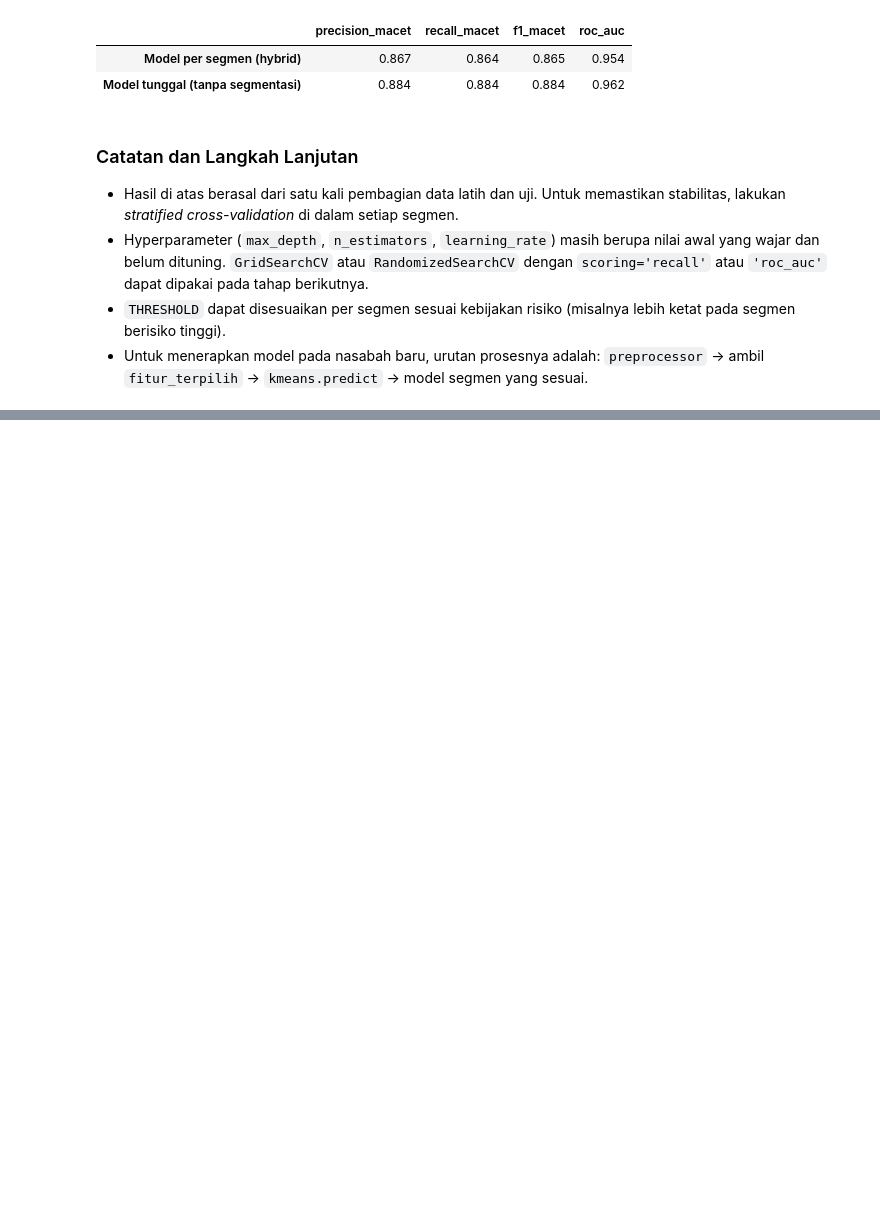
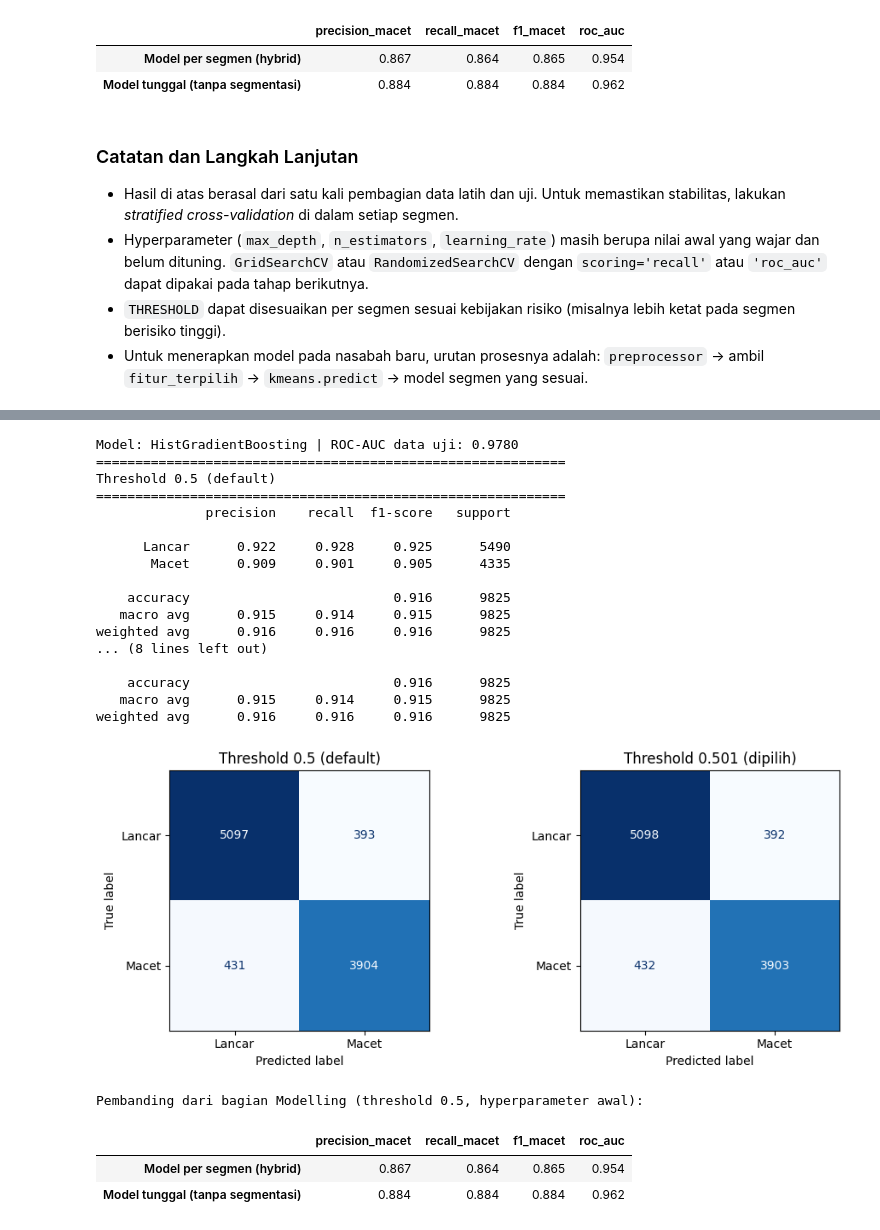
Before and after one commit to Yaboku29/credit-risk-mitigation-segmentation, a Jupyter notebook: coba.ipynb, the cells around one changed output, grey strips where cells are left out. Cells and saved outputs as stored; diff of their text form; code cells hidden in the pictures; blank space fills up the shorter version.

```diff
--- a/coba.ipynb
+++ b/coba.ipynb
@@ -1031,0 +1464,43 @@ weighted avg      0.881     0.881     0.881      9825
+# %%
+proba_te = model_final.predict_proba(X_te)[:, 1]
+print(f"Model: {MODEL_TERPILIH} | ROC-AUC data uji: {roc_auc_score(y_te, proba_te):.4f}")
+
+fig, axes = plt.subplots(1, 2, figsize=(10, 4))
+for ax, (judul, t) in zip(axes, [('0.5 (default)', 0.5), (f'{THRESHOLD_FINAL:.3f} (dipilih)', THRESHOLD_FINAL)]):
+    pred = (proba_te >= t).astype(int)
+    print("=" * 60)
+    print(f"Threshold {judul}")
+    print("=" * 60)
+    print(classification_report(y_te, pred, labels=[0, 1], target_names=NAMA_KELAS, digits=3))
+    ConfusionMatrixDisplay.from_predictions(y_te, pred, labels=[0, 1], display_labels=NAMA_KELAS,
+                                            cmap='Blues', colorbar=False, ax=ax)
+    ax.set_title(f'Threshold {judul}')
+plt.tight_layout()
+plt.savefig('confusion_matrix_final.png', dpi=300, bbox_inches='tight')
+plt.show()
+
+print("Pembanding dari bagian Modelling (threshold 0.5, hyperparameter awal):")
+perbandingan.round(3)
+# %% [output]
+Model: HistGradientBoosting | ROC-AUC data uji: 0.9780
+============================================================
+Threshold 0.5 (default)
+============================================================
+              precision    recall  f1-score   support
+
+      Lancar      0.922     0.928     0.925      5490
+       Macet      0.909     0.901     0.905      4335
+
+    accuracy                          0.916      9825
+   macro avg      0.915     0.914     0.915      9825
+weighted avg      0.916     0.916     0.916      9825
+... (8 lines left out)
+
+    accuracy                          0.916      9825
+   macro avg      0.915     0.914     0.915      9825
+weighted avg      0.916     0.916     0.916      9825
+[figure, added]
+Pembanding dari bagian Modelling (threshold 0.5, hyperparameter awal):
+|  | precision_macet | recall_macet | f1_macet | roc_auc |
+| Model per segmen (hybrid) | 0.867 | 0.864 | 0.865 | 0.954 |
+| Model tunggal (tanpa segmentasi) | 0.884 | 0.884 | 0.884 | 0.962 |
```
Also changed, not shown: parts of 20 cells of this notebook, 9 other files.
